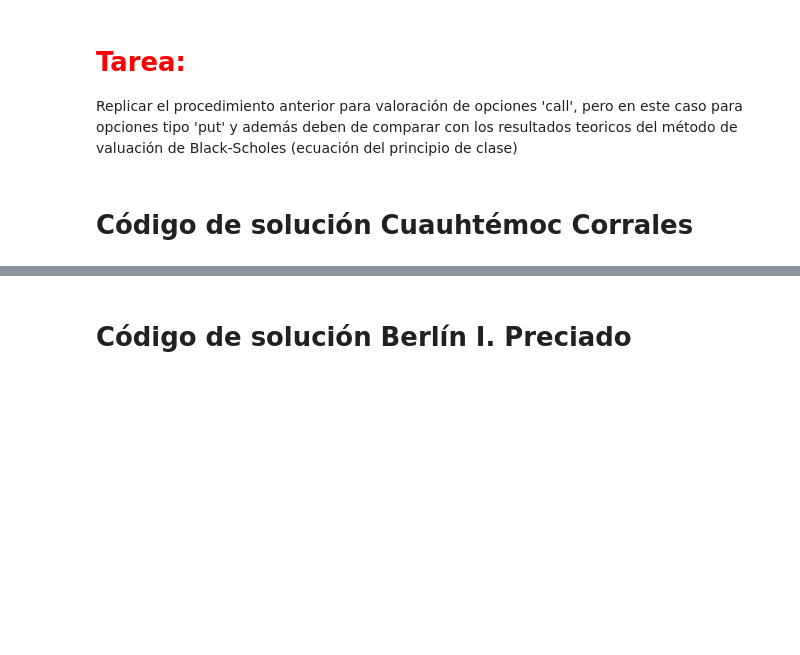
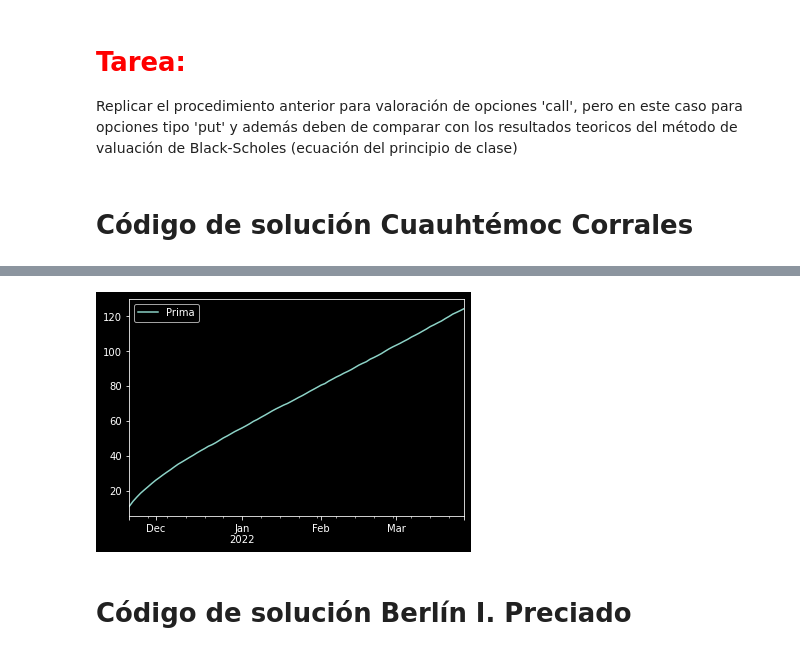
Before and after one commit to CuauhtemocCC/Tarea8_CCORRALES_BIPRECIADO, a Jupyter notebook: Tarea8_CCorrales_BIPreciado.ipynb, the cells around one changed output, grey strips where cells are left out. Saved outputs shown, nothing was run; the diff lists cells and outputs as text; code cells hidden in the pictures; blank space fills up the shorter version.

```diff
--- a/Tarea8_CCorrales_BIPreciado.ipynb
+++ b/Tarea8_CCorrales_BIPreciado.ipynb
@@ -62,0 +159,12 @@ def get_adj_closes(tickers, start_date=None, end_date=None):
+# %%
+# Calculo de rendimientos logaritmicos
+ri = calc_daily_ret(closes_aapl)
+mu_r = ri.mean()[0]
+sigma_r = ri.std()[0]
+
+# Simulacion a partir de los rendimientos logaritmicos
+sim_ret_ri = pd.DataFrame(mu_r*dt+Z*sigma_r*np.sqrt(dt), index=dates)
+
+# Simulación del precio
+S_T2 = S_0*np.exp(sim_ret_ri.cumsum())
+S_T2.head()
@@ -62,0 +195,8 @@ def get_adj_closes(tickers, start_date=None, end_date=None):
+# %%
+# Simulacion mediante rendimientos logaritmicos
+strike = 670
+put_l = pd.DataFrame({'Prima':np.exp(-mu_r*ndays) \
+              *np.fmax(0, S_T2-strike).mean(axis=1)}, index=dates)
+put_l.plot();
+put_l.iloc[-1]
+# %% [output]
@@ -63,2 +205,3 @@ def get_adj_closes(tickers, start_date=None, end_date=None):
+[figure, added]
 # %% [markdown]
 # Código de solución Berlín I. Preciado
```
Also changed, not shown: parts of 16 cells of this notebook.
